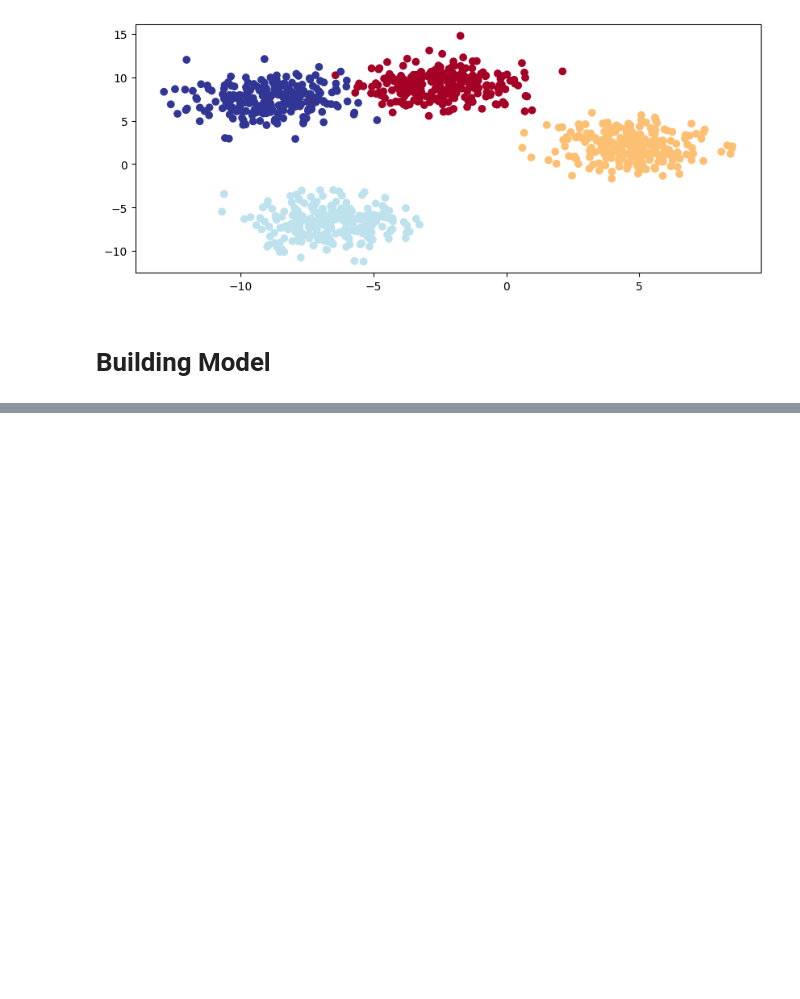
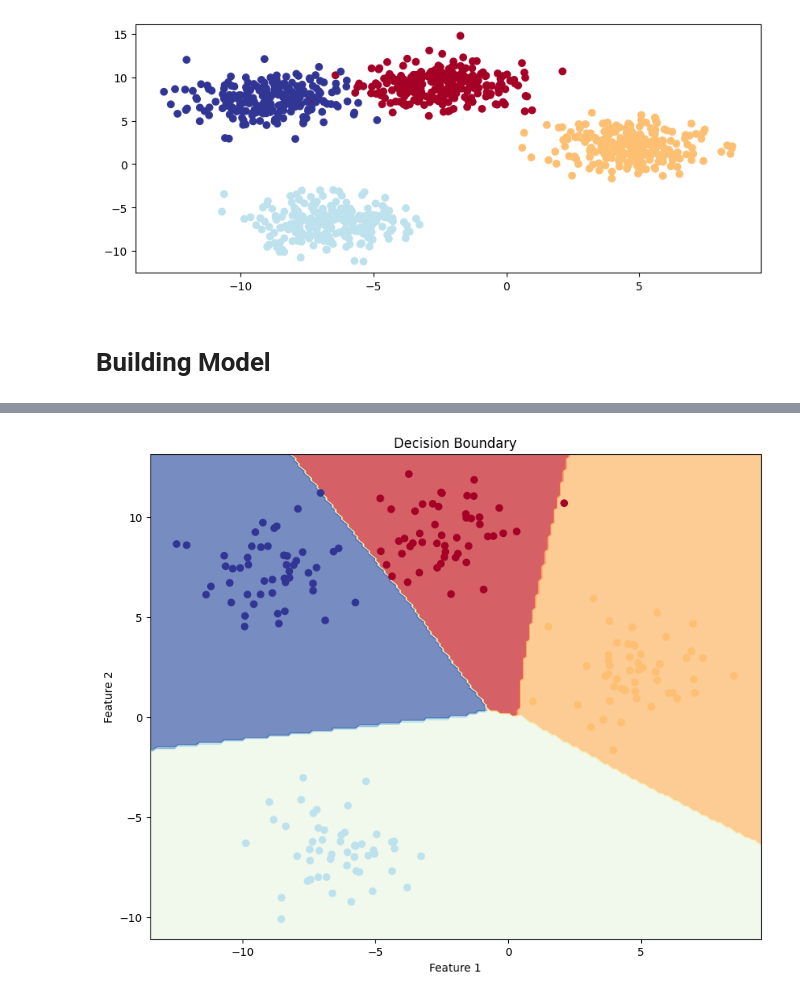
Before and after one commit to mehraj-alom/pytorch, a Jupyter notebook: 03Multi_class_classification.ipynb, the cells around one changed output, grey strips where cells are left out. Cells and saved outputs as stored; diff of their text form; code cells hidden in the pictures; blank space fills up the shorter version.

```diff
--- a/03Multi_class_classification.ipynb
+++ b/03Multi_class_classification.ipynb
@@ -167,0 +195,36 @@ epoch: 1900  loss:  0.028  acc:  99.25%  test_loss:  0.0198  test_acc:  99.50%
+# %%
+#e min and max for the test data
+x_min, x_max = X_blob_test[:, 0].min() - 1, X_blob_test[:, 0].max() + 1
+y_min, y_max = X_blob_test[:, 1].min() - 1, X_blob_test[:, 1].max() + 1
+
+#a grid of points
+xx = torch.linspace(x_min, x_max, 200)
+yy = torch.linspace(y_min, y_max, 200)
+x_grid, y_grid = torch.meshgrid(xx, yy, indexing='ij')
+
+#flatten the grid for model prediction
+grid_flattened = torch.stack([x_grid.flatten(), y_grid.flatten()], dim=1).to(device)
+# %%
+model.eval()
+with torch.inference_mode():
+  # flattened grid through the model
+  y_logits_grid = model(grid_flattened)
+#prediction probabilities
+y_pred_probs_grid = torch.softmax(y_logits_grid, dim=1)
+
+#cls labels
+y_pred_grid = torch.argmax(y_pred_probs_grid, dim=1)
+# %%
+# Reshaped    predictions back to grid shape
+y_pred_grid_reshaped = y_pred_grid.reshape(x_grid.shape)
+
+# thed ecision boundary
+plt.figure(figsize=(10, 8))
+plt.contourf(x_grid.cpu(), y_grid.cpu(), y_pred_grid_reshaped.cpu(), cmap=plt.cm.RdYlBu, alpha=0.7)
+plt.scatter(X_blob_test[:, 0].cpu(), X_blob_test[:, 1].cpu(), c=y_blob_test.cpu(), cmap=plt.cm.RdYlBu)
+plt.title("Decision Boundary")
+plt.xlabel("Feature 1")
+plt.ylabel("Feature 2")
+plt.show()
+# %% [output]
+[figure, added]
```
Also changed, not shown: parts of 6 cells of this notebook.
